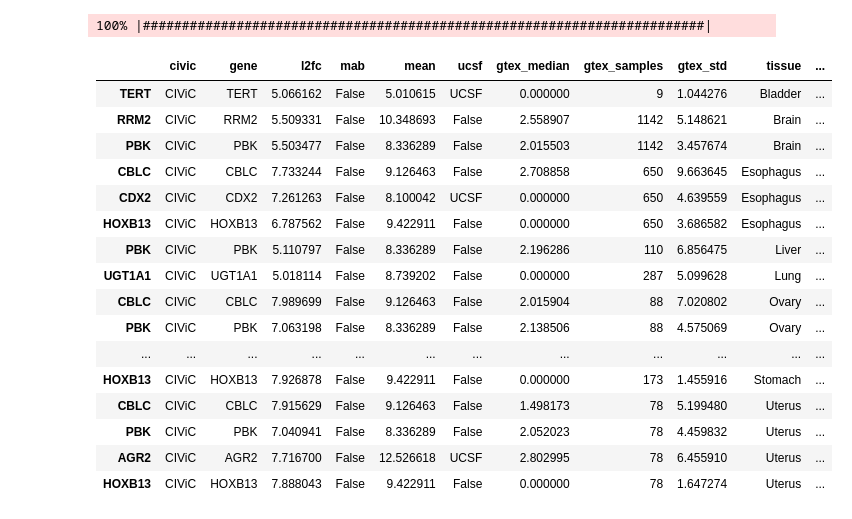
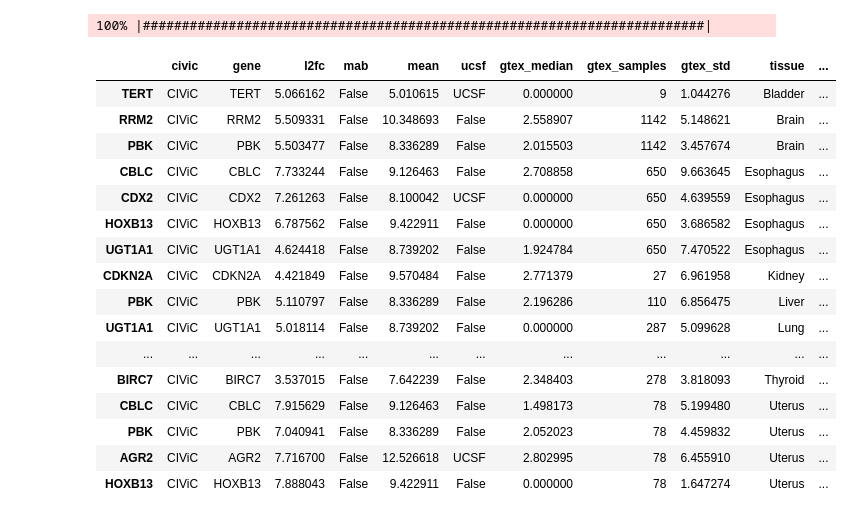
Before and after one commit to jvivian/rnaseq-notebooks, a Jupyter notebook: Repositional-Targets/Repositional-Drug-Targets.ipynb, the cells around one changed output. Drawn from its saved outputs; the diff is of its cells as text; code cells hidden in the pictures.

```diff
--- a/Repositional-Targets/Repositional-Drug-Targets.ipynb
+++ b/Repositional-Targets/Repositional-Drug-Targets.ipynb
@@ -230,21 +237,21 @@ civic = create_civic_drug_disease_dataframe()
 # %% [output]
 100% |########################################################################|
 # %%
-lt[(lt.l2fc > 5) & (lt.tumor_median > 5) & (lt.gtex_median < 3) & (lt.civic=='CIViC')]
+lt[(lt.l2fc > 3) & (lt.tumor_median > 5) & (lt.gtex_median < 3) & (lt.civic=='CIViC')]
 # %% [output]
 |  | civic | gene | l2fc | mab | mean | ucsf | gtex_median | gtex_samples | gtex_std | tissue | ... |
 | TERT | CIViC | TERT | 5.066162 | False | 5.010615 | UCSF | 0.000000 | 9 | 1.044276 | Bladder | ... |
 | RRM2 | CIViC | RRM2 | 5.509331 | False | 10.348693 | False | 2.558907 | 1142 | 5.148621 | Brain | ... |
 | PBK | CIViC | PBK | 5.503477 | False | 8.336289 | False | 2.015503 | 1142 | 3.457674 | Brain | ... |
 | CBLC | CIViC | CBLC | 7.733244 | False | 9.126463 | False | 2.708858 | 650 | 9.663645 | Esophagus | ... |
 | CDX2 | CIViC | CDX2 | 7.261263 | False | 8.100042 | UCSF | 0.000000 | 650 | 4.639559 | Esophagus | ... |
 | HOXB13 | CIViC | HOXB13 | 6.787562 | False | 9.422911 | False | 0.000000 | 650 | 3.686582 | Esophagus | ... |
+| UGT1A1 | CIViC | UGT1A1 | 4.624418 | False | 8.739202 | False | 1.924784 | 650 | 7.470522 | Esophagus | ... |
+| CDKN2A | CIViC | CDKN2A | 4.421849 | False | 9.570484 | False | 2.771379 | 27 | 6.961958 | Kidney | ... |
 | PBK | CIViC | PBK | 5.110797 | False | 8.336289 | False | 2.196286 | 110 | 6.856475 | Liver | ... |
 | UGT1A1 | CIViC | UGT1A1 | 5.018114 | False | 8.739202 | False | 0.000000 | 287 | 5.099628 | Lung | ... |
-| CBLC | CIViC | CBLC | 7.989699 | False | 9.126463 | False | 2.015904 | 88 | 7.020802 | Ovary | ... |
-| PBK | CIViC | PBK | 7.063198 | False | 8.336289 | False | 2.138506 | 88 | 4.575069 | Ovary | ... |
 | ... | ... | ... | ... | ... | ... | ... | ... | ... | ... | ... | ... |
-| HOXB13 | CIViC | HOXB13 | 7.926878 | False | 9.422911 | False | 0.000000 | 173 | 1.455916 | Stomach | ... |
+| BIRC7 | CIViC | BIRC7 | 3.537015 | False | 7.642239 | False | 2.348403 | 278 | 3.818093 | Thyroid | ... |
 | CBLC | CIViC | CBLC | 7.915629 | False | 9.126463 | False | 1.498173 | 78 | 5.199480 | Uterus | ... |
 | PBK | CIViC | PBK | 7.040941 | False | 8.336289 | False | 2.052023 | 78 | 4.459832 | Uterus | ... |
 | AGR2 | CIViC | AGR2 | 7.716700 | False | 12.526618 | UCSF | 2.802995 | 78 | 6.455910 | Uterus | ... |
```
Also changed, not shown: parts of 6 cells of this notebook.
